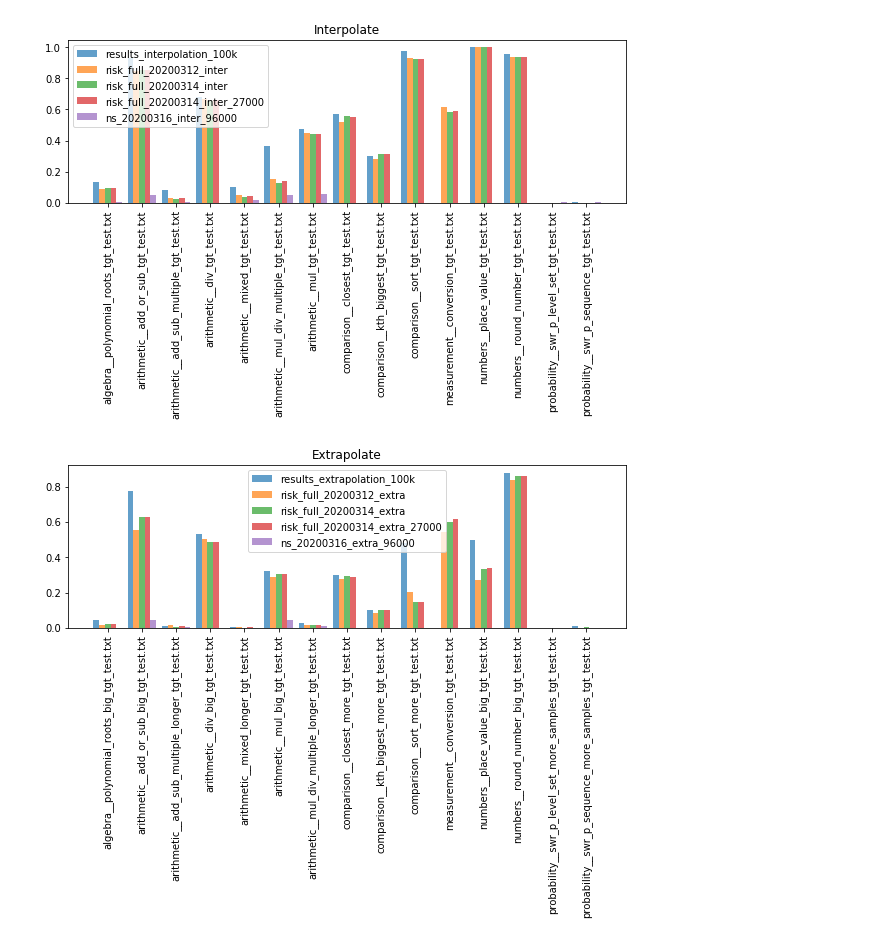
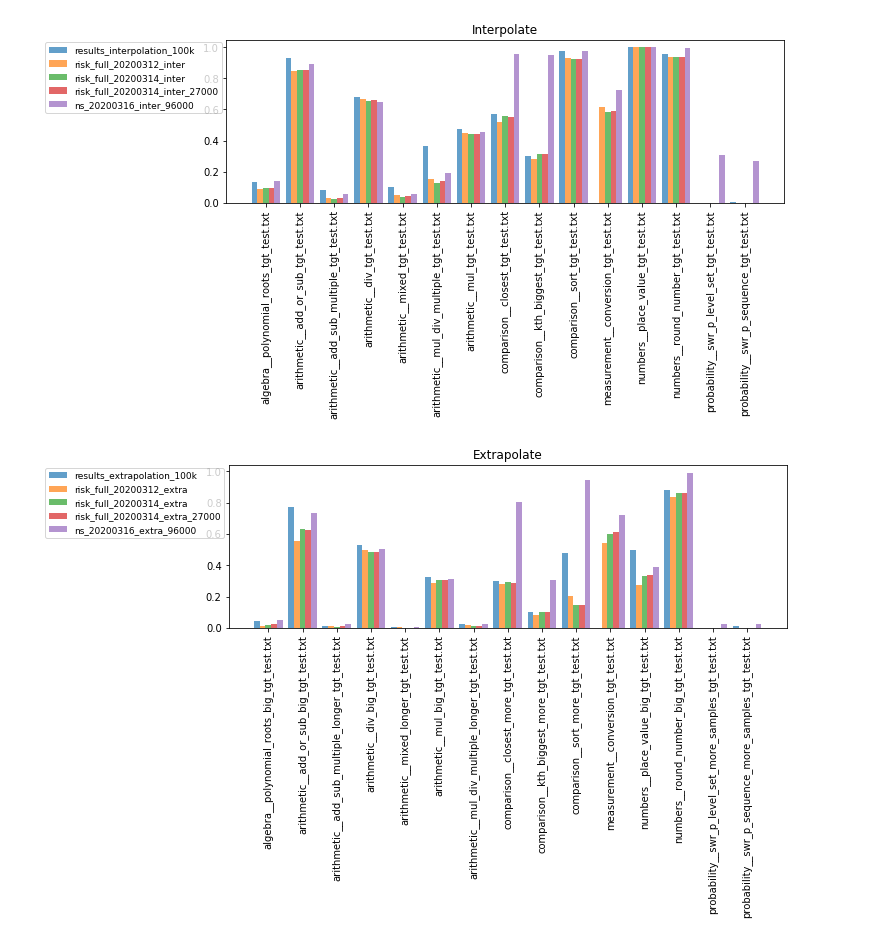
Before and after one commit to bencottier/mlp-project, a Jupyter notebook: notebooks/compare_results.ipynb, the cells around one changed output. Cells and saved outputs as stored; diff of their text form; code cells hidden in the pictures.

Commit message:
update comparison results

```diff
--- a/notebooks/compare_results.ipynb
+++ b/notebooks/compare_results.ipynb
@@ -15,14 +15,17 @@ import nltk
 inter_target_folder = '/Users/ff/dev/mathematics_dataset-v1.0/interpolate-split'
 extra_target_folder = '/Users/ff/dev/mathematics_dataset-v1.0/extrapolate-split'
 
+inter_target_folders = ['/Users/ff/dev/mathematics_dataset-v1.0/interpolate-split',
+                        '/Users/ff/dev/mathematics_dataset-v1.0/interpolate-split',
+                        '/Users/ff/dev/mathematics_dataset-v1.0/interpolate-split',
+                        '/Users/ff/dev/mathematics_dataset-v1.0/interpolate-split',
+                        '/Users/ff/dev/mathematics_dataset-v1.0/interpolate-split-ns']
 
-#results_folders_extra = ['/Users/ff/results_20200303/results_extrapolation_100k',
-#                         '/Users/ff/results_20200312/risk_full_20200312_extra/',
-#                         '/Users/ff/results_20200314/risk_full_20200314_extra/']
-
-#results_folders_inter = ['/Users/ff/results_20200303/results_interpolation_100k',
-#                         '/Users/ff/results_20200312/risk_full_20200312_inter/',
-#                         '/Users/ff/results_20200314/risk_full_20200314_inter/']
+extra_target_folders = ['/Users/ff/dev/mathematics_dataset-v1.0/extrapolate-split',
+                        '/Users/ff/dev/mathematics_dataset-v1.0/extrapolate-split',
+                        '/Users/ff/dev/mathematics_dataset-v1.0/extrapolate-split',
+                        '/Users/ff/dev/mathematics_dataset-v1.0/extrapolate-split',
+                        '/Users/ff/dev/mathematics_dataset-v1.0/extrapolate-split-ns']
 
 results_folders_extra = ['/Users/ff/results_20200303/results_extrapolation_100k/',
                          '/Users/ff/results_20200312/risk_full_20200312_extra/',
@@ -105,7 +108,7 @@ def compute_accuracies(ref_lines, hyp_lines):
     return (accs)#, bleus, corpus_bleu
 
 
-def plot_accuracies(targets, targets_folder, hyp_files, title):
+def plot_accuracies(targets, targets_folders, hyp_files, title):
     plt.figure(figsize=(10,3))
     plt.tight_layout()
     plt.title(title)
@@ -117,28 +120,33 @@ def plot_accuracies(targets, targets_folder, hyp_files, title):
         bars.append(np.arange(len(targets)) + bar_width * i)
 
     for i, t in enumerate(targets):
-        target = os.path.join(targets_folder, t)
-
-        with open(target, 'r') as f:
-            ref_lines = f.readlines()
+        prev_target = ''
 
         for j,key in enumerate(sorted(hyp_files.keys())):
+            target = os.path.join(targets_folders[j], t)
+
+            # Avoid loading targets too many times
+            if target != prev_target:
+                prev_target = target
+                with open(target, 'r') as f:
+                    ref_lines = f.readlines()
 
             # Read files
             with open(os.path.join(hyp_files[key][i]), 'r') as f:
                 hyp_lines = f.readlines()
 
             accs = compute_accuracies(ref_lines, hyp_lines)
-            #print(bars[j][i], accs.mean())
             plt.bar(bars[j][i], accs.mean(), color=get_cmap('tab10').colors[j], width=bar_width, alpha=0.7)
 
     plt.xticks(bars[len(bars)//2], targets, rotation='vertical')
 
-    plt.legend([os.path.basename(os.path.normpath(p)) for p in sorted(hyp_files.keys())])
+    plt.legend([os.path.basename(os.path.normpath(p)) for p in sorted(hyp_files.keys())],
+               fontsize=9,
+               bbox_to_anchor=(0.0, 1.01))
     plt.show()
 # %%
-plot_accuracies(inter_targets, inter_target_folder, inter_files, title='Interpolate')
-plot_accuracies(extra_targets, extra_target_folder, extra_files, title='Extrapolate')
+plot_accuracies(inter_targets, inter_target_folders, inter_files, title='Interpolate')
+plot_accuracies(extra_targets, extra_target_folders, extra_files, title='Extrapolate')
 # %% [output]
-[figure, old version]
+[figure, new version]
-[figure, old version]
+[figure, new version]
```
